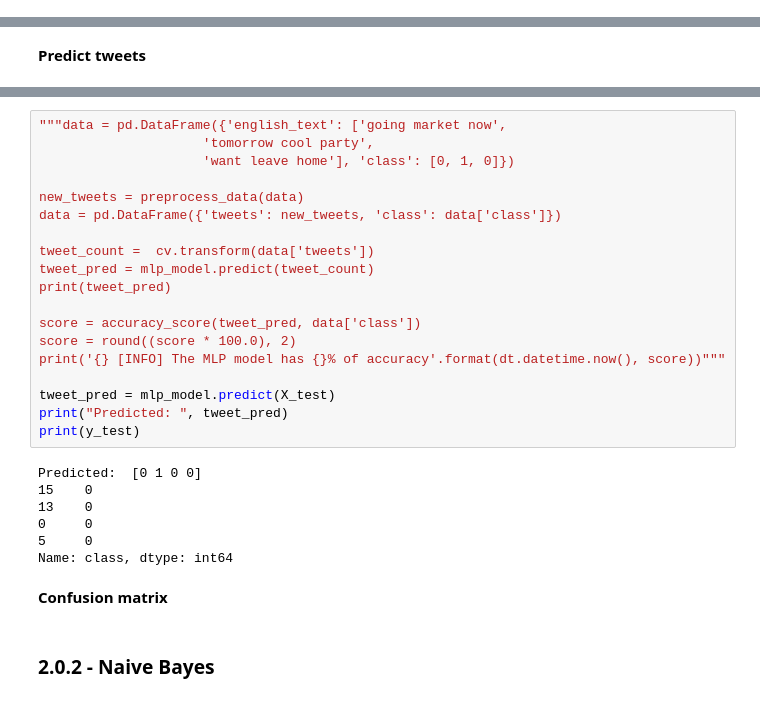
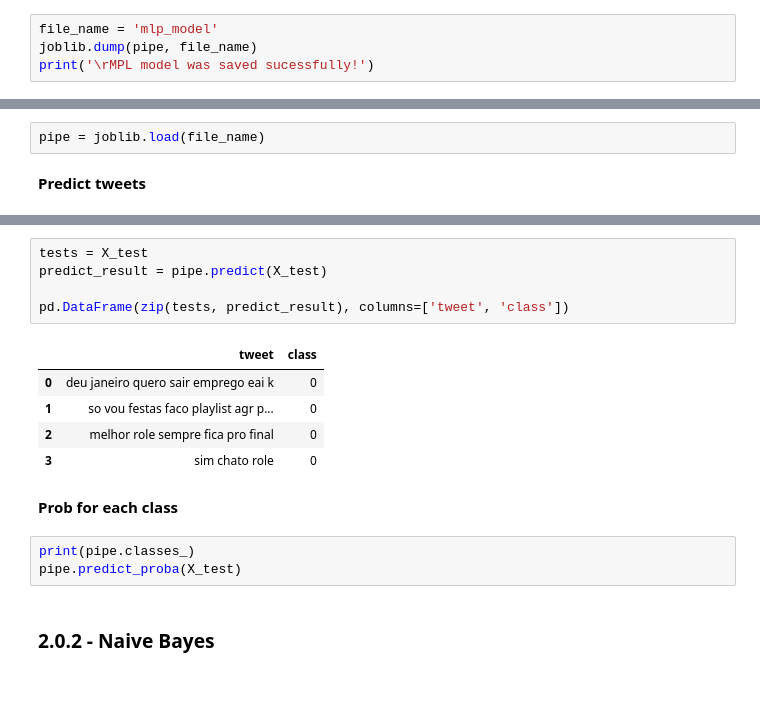
Before and after one commit to marcelobenedito/quarantine_covid19_behavior_analysis, a Jupyter notebook: quarantine_covid19_behavior_analysis.ipynb, the cells around one changed output, grey strips where cells are left out. Drawn from its saved outputs; the diff is of its cells as text.

```diff
--- a/quarantine_covid19_behavior_analysis.ipynb
+++ b/quarantine_covid19_behavior_analysis.ipynb
@@ -216,0 +341,4 @@ mlp_model = MLPClassifier(learning_rate_init=0.01,
+# %%
+file_name = 'mlp_model'
+joblib.dump(pipe, file_name)
+print('\rMPL model was saved sucessfully!')
@@ -238,2 +349,4 @@ print('{} [INFO] The MLP model has {}% of accuracy'.format(dt.datetime.now(), sc
+# %%
+pipe = joblib.load(file_name)
 # %% [markdown]
 **Predict tweets**
@@ -248,31 +353,19 @@ Name: class, dtype: int64
-# %%
-"""data = pd.DataFrame({'english_text': ['going market now',
-                     'tomorrow cool party',
-                     'want leave home'], 'class': [0, 1, 0]})
-
-new_tweets = preprocess_data(data)
-data = pd.DataFrame({'tweets': new_tweets, 'class': data['class']})
-
-tweet_count =  cv.transform(data['tweets'])
-tweet_pred = mlp_model.predict(tweet_count)
-print(tweet_pred)
-
-score = accuracy_score(tweet_pred, data['class'])
-score = round((score * 100.0), 2)
-print('{} [INFO] The MLP model has {}% of accuracy'.format(dt.datetime.now(), score))"""
-
-tweet_pred = mlp_model.predict(X_test)
-print("Predicted: ", tweet_pred)
-print(y_test)
-# %% [output]
-Predicted:  [0 1 0 0]
-15    0
-13    0
-0     0
-5     0
-Name: class, dtype: int64
-# %% [markdown]
-**Confusion matrix**
+# %%
+tests = X_test
+predict_result = pipe.predict(X_test)
+
+pd.DataFrame(zip(tests, predict_result), columns=['tweet', 'class'])
+# %% [output]
+|  | tweet | class |
+| 0 | deu janeiro quero sair emprego eai k | 0 |
+| 1 | so vou festas faco playlist agr p... | 0 |
+| 2 | melhor role sempre fica pro final | 0 |
+| 3 | sim chato role | 0 |
+# %% [markdown]
+**Prob for each class**
+# %%
+print(pipe.classes_)
+pipe.predict_proba(X_test)
 # %% [markdown]
 ### **2.0.2 - Naive Bayes**
 # %% [markdown]
```
Also changed, not shown: parts of 49 cells of this notebook.
